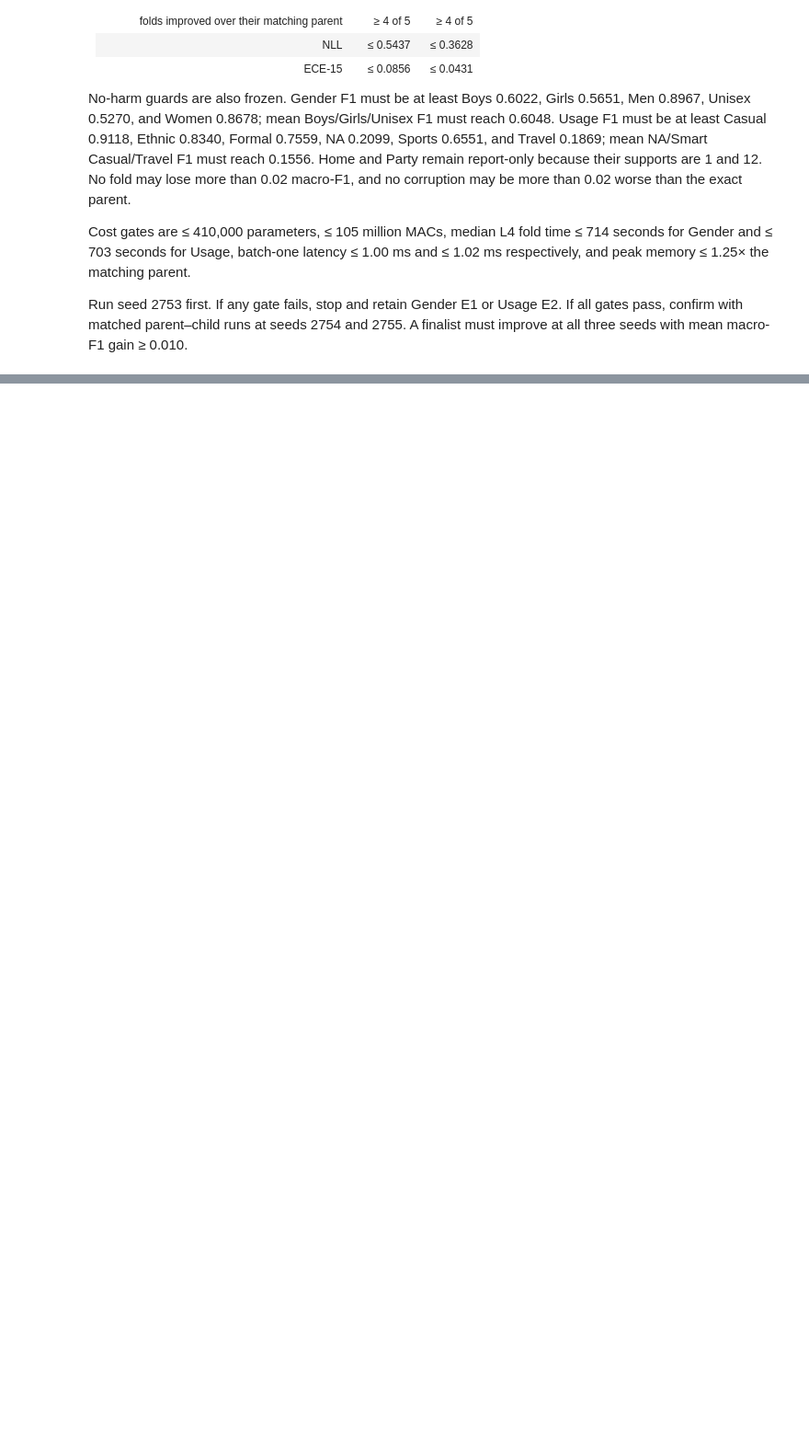
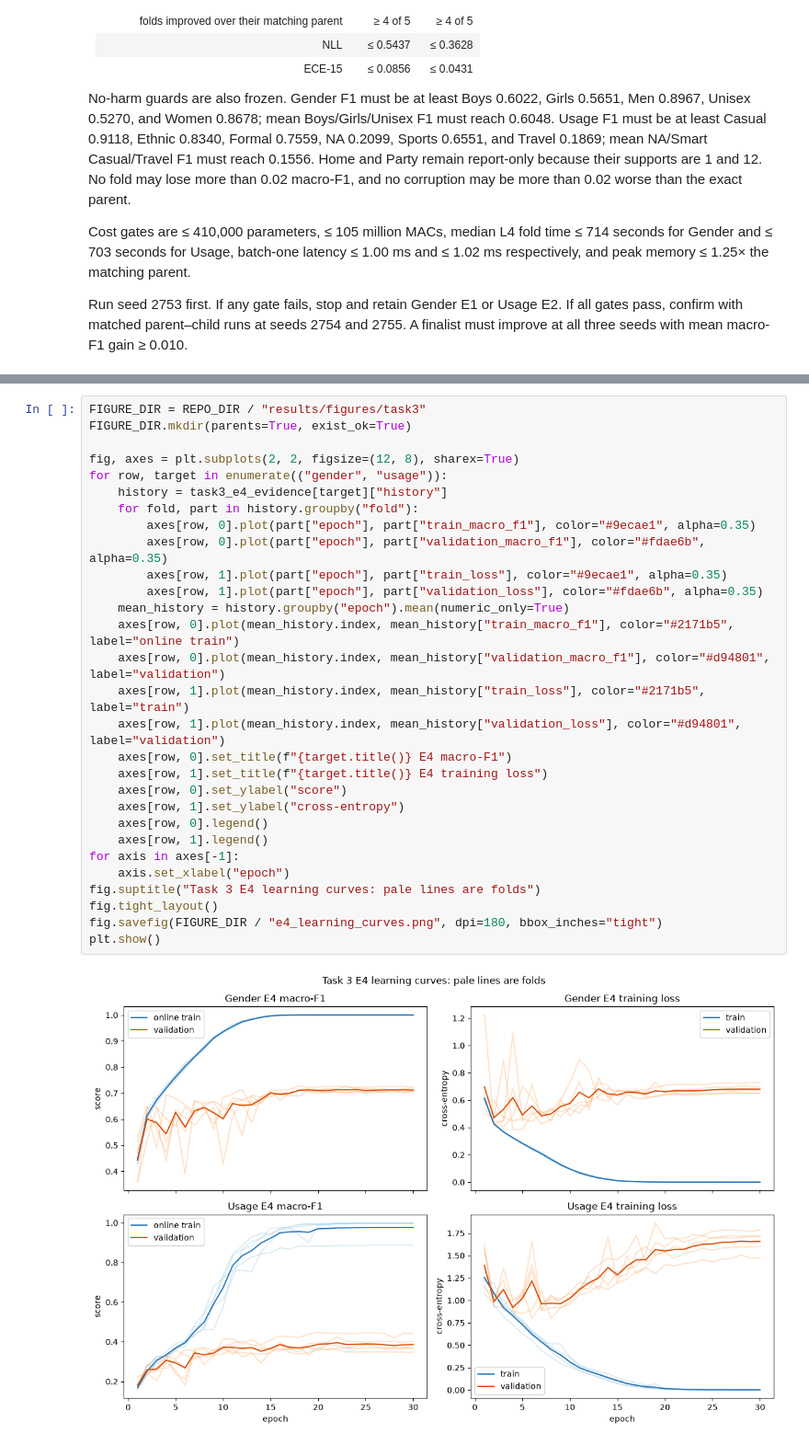
Before and after one commit to TrnLin/MLA2, a Jupyter notebook: notebooks/04_task3_gender_usage.ipynb, the cells around one changed output, grey strips where cells are left out. Shown at 92% size. Cells and saved outputs as stored; diff of their text form; blank space fills up the shorter version.

Commit message:
docs(task3): analyze E4 and define E5

```diff
--- a/notebooks/04_task3_gender_usage.ipynb
+++ b/notebooks/04_task3_gender_usage.ipynb
@@ -1594,0 +2057,31 @@ three seeds with mean macro-F1 gain ≥ 0.010.
+# %%
+FIGURE_DIR = REPO_DIR / "results/figures/task3"
+FIGURE_DIR.mkdir(parents=True, exist_ok=True)
+
+fig, axes = plt.subplots(2, 2, figsize=(12, 8), sharex=True)
+for row, target in enumerate(("gender", "usage")):
+    history = task3_e4_evidence[target]["history"]
+    for fold, part in history.groupby("fold"):
+        axes[row, 0].plot(part["epoch"], part["train_macro_f1"], color="#9ecae1", alpha=0.35)
+        axes[row, 0].plot(part["epoch"], part["validation_macro_f1"], color="#fdae6b", alpha=0.35)
+        axes[row, 1].plot(part["epoch"], part["train_loss"], color="#9ecae1", alpha=0.35)
+        axes[row, 1].plot(part["epoch"], part["validation_loss"], color="#fdae6b", alpha=0.35)
+    mean_history = history.groupby("epoch").mean(numeric_only=True)
+    axes[row, 0].plot(mean_history.index, mean_history["train_macro_f1"], color="#2171b5", label="online train")
+    axes[row, 0].plot(mean_history.index, mean_history["validation_macro_f1"], color="#d94801", label="validation")
+    axes[row, 1].plot(mean_history.index, mean_history["train_loss"], color="#2171b5", label="train")
+    axes[row, 1].plot(mean_history.index, mean_history["validation_loss"], color="#d94801", label="validation")
+    axes[row, 0].set_title(f"{target.title()} E4 macro-F1")
+    axes[row, 1].set_title(f"{target.title()} E4 training loss")
+    axes[row, 0].set_ylabel("score")
+    axes[row, 1].set_ylabel("cross-entropy")
+    axes[row, 0].legend()
+    axes[row, 1].legend()
+for axis in axes[-1]:
+    axis.set_xlabel("epoch")
+fig.suptitle("Task 3 E4 learning curves: pale lines are folds")
+fig.tight_layout()
+fig.savefig(FIGURE_DIR / "e4_learning_curves.png", dpi=180, bbox_inches="tight")
+plt.show()
+# %% [output]
+[figure, added]
```
Also changed, not shown: parts of 14 cells of this notebook.
